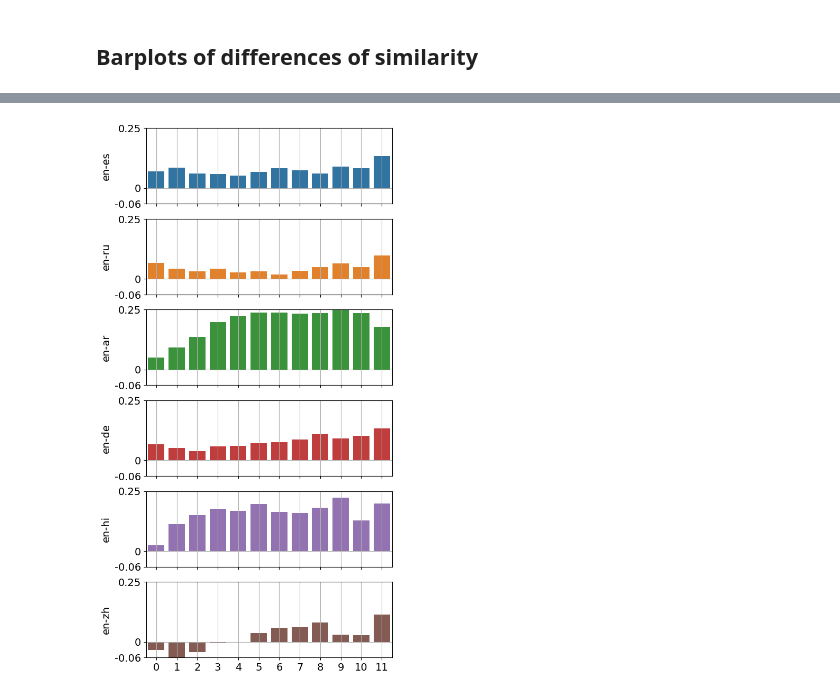
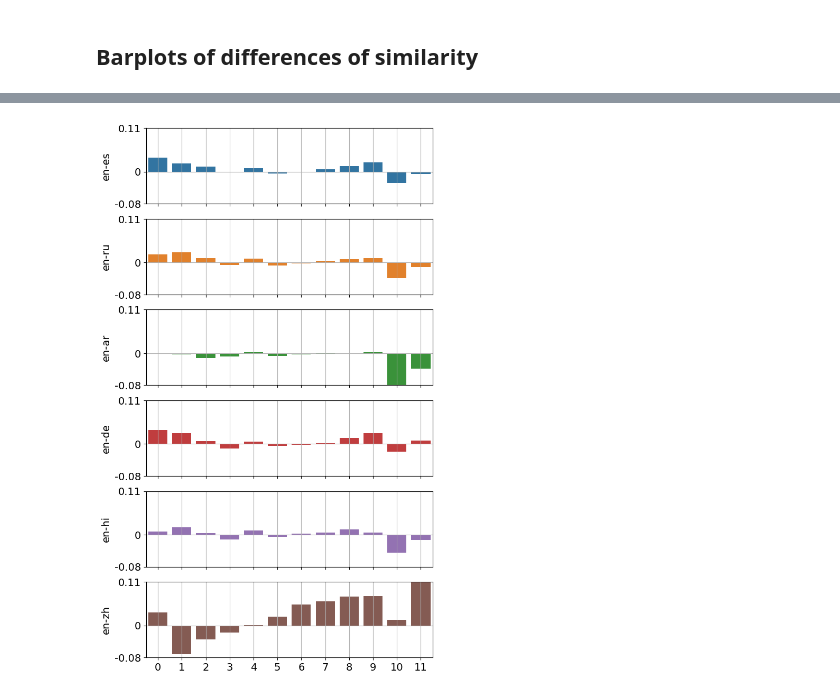
Before and after one commit to MaxBelitsky/cross-lingual-subnetworks, a Jupyter notebook: scripts/cka.ipynb, the cells around one changed output, grey strips where cells are left out. Saved outputs shown, nothing was run; the diff lists cells and outputs as text; code cells hidden in the pictures.

```diff
--- a/scripts/cka.ipynb
+++ b/scripts/cka.ipynb
@@ -209,21 +297,24 @@ def compute_diff_df(df1, df2):
     diff_df = (df1.to_numpy() - df2.to_numpy()).T
 
     new_df = pd.DataFrame()
-    for i, col in enumerate(full_sub_df):
+    for i, col in enumerate(df1):
         colname = col.replace("_finetuned", "").replace("_sub", "")
         new_df[colname] = diff_df[i]
 
     return new_df
-# %%
-full_full_df = pd.read_csv("full_full_df.csv")
-full_full_df = full_full_df.drop("Unnamed: 0", axis=1)
-new_df = compute_diff_df(full_full_df, full_sub_df)
+# %%
+# Instead of computing, load the results
+# full_full_df = pd.read_csv("full_full_df.csv")
+# en_sub_df = pd.read_csv("50_en_sub_sub_df.csv")
+en_sub_df = en_sub_df.drop(0).reset_index().drop("index", axis=1)
+# %%
+new_df = compute_diff_df(full_full_df, en_sub_df)
 # %%
 from cross_lingual_subnets.visualization import cka_diff_barplots
 
 cka_diff_barplots(
     new_df.T,
-    savename=f"cka_{PRUNED_PCTG}_full_sub_difference_barplots.pdf",
-    figsize=(6, 13),
+    savename=f"cka_{PRUNED_PCTG}_en_sub_diff_barplots.pdf",
+    figsize=(7, 13),
 )
 # %% [output]
@@ -242 +333 @@ cka_diff_barplots(
-[figure, old version]
+[figure, new version]
```
Also changed, not shown: parts of 40 cells of this notebook, 37 other files.
